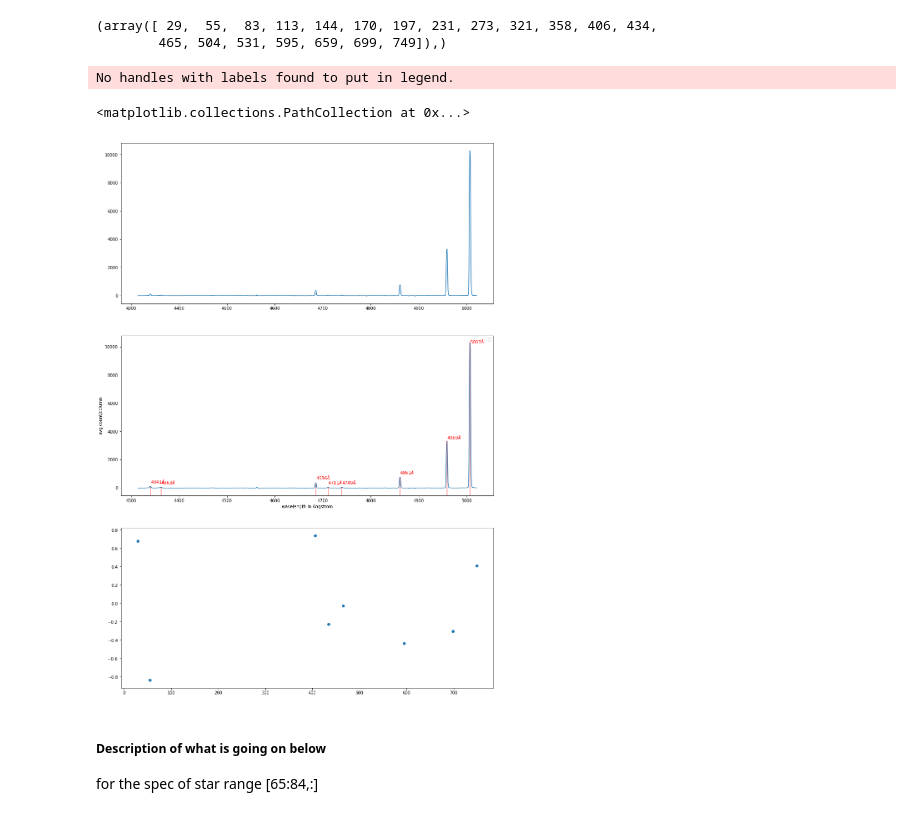
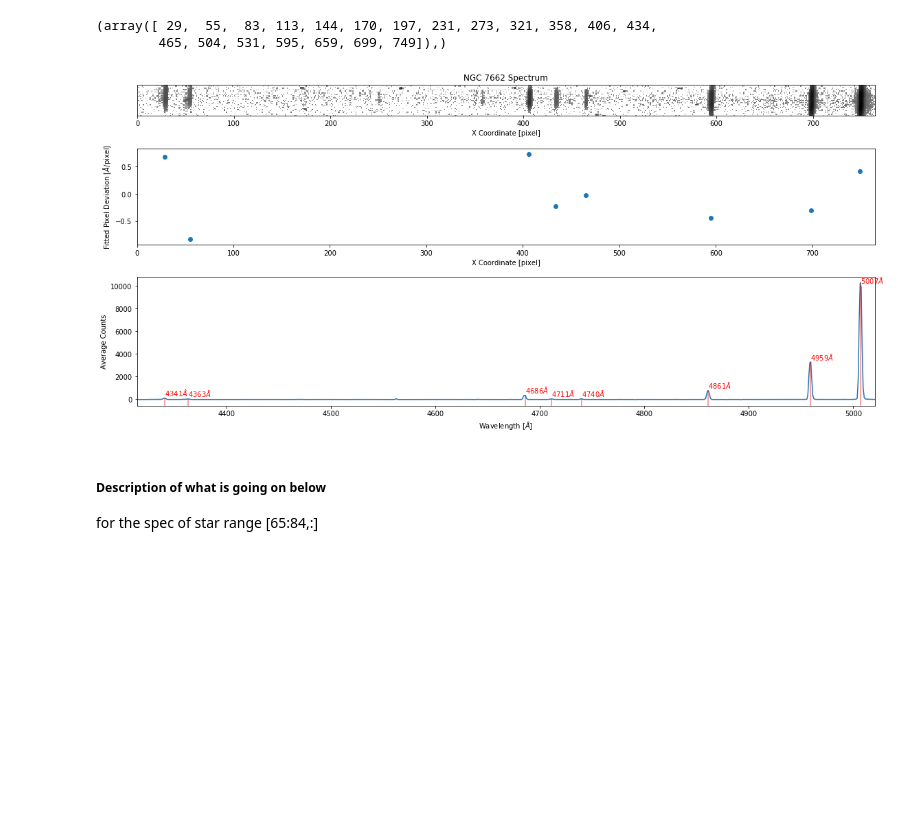
Before and after one commit to NMiklave/ast443-nyc, a Jupyter notebook: lab2/notebook/lab2_analysis.ipynb, the cells around one changed output. Drawn from its saved outputs; the diff is of its cells as text; code cells hidden in the pictures; blank space fills up the shorter version.

```diff
--- a/lab2/notebook/lab2_analysis.ipynb
+++ b/lab2/notebook/lab2_analysis.ipynb
@@ -243,30 +252,40 @@ index_peak
 # %%
 peak_pos=np.array([29,55,406,434,465,595,699,749])
 wl=np.array([4341,4363,4686,4711,4740,4861,4959,5007])
 wl_cali_fit=np.polyfit(peak_pos,wl,2)
 secorder=np.poly1d(wl_cali_fit)
 exp_wl=secorder(pix_pos)
 
-fig = plt.figure(figsize=(16, 24))
-ax1 = fig.add_subplot(311)
-ax2 = fig.add_subplot(312)
-ax3 = fig.add_subplot(313)
-ax1.plot(exp_wl,avgcounts_neb)
-#labely=np.array([6000,6000,6000,6000,6000,6000,6000,6000])
-ax2.plot(exp_wl,avgcounts_neb)
+fig = plt.figure(figsize=(16, 7.5))
+spec = gridspec.GridSpec(nrows=3, ncols=1, height_ratios=[1, 3, 4])
+
+ax1 = fig.add_subplot(spec[0])
+ax2 = fig.add_subplot(spec[1])
+ax3 = fig.add_subplot(spec[2])
+ax1.imshow(np.log([row-avgcounts_nebbg for row in sum_neb]), cmap='gray_r')
+ax3.plot(exp_wl,avgcounts_neb)
 for i in range(len(wl)):
-    ax2.axvline(x=wl[i], ymin=0, ymax=(avgcounts_nebsub[peak_pos[i]]+500)/11000,c='r',alpha=0.5)
-    ax2.text(wl[i],avgcounts_nebsub[peak_pos[i]]+200,str(int(wl[i]))+'$\AA$',color='r')
-ax2.set_xlabel('wavelength in Angstrom')
-ax2.set_ylabel('avg count/column')
-ax2.legend()
+    ax3.axvline(x=wl[i], ymin=0, ymax=(avgcounts_nebsub[peak_pos[i]]+500)/11000,c='r',alpha=0.5)
+    ax3.text(wl[i],avgcounts_nebsub[peak_pos[i]]+200,str(int(wl[i]))+'$\AA$',color='r')
 
-ax3.scatter(peak_pos,wl-secorder(peak_pos))
-#ax3.plot(pix_pos,exp_wl)
+ax1.set_yticks([])
+ax1.set_xlabel('X Coordinate [pixel]')
+
+ax3.set_xlabel('Wavelength [$\AA$]')
+ax3.set_ylabel('Average Counts')
+ax3.set_xlim(min(exp_wl), max(exp_wl))
+
+ax2.scatter(peak_pos,wl-secorder(peak_pos))
+ax2.set_xlabel('X Coordinate [pixel]')
+ax2.set_ylabel('Fitted Pixel Deviation [$\AA$/pixel]')
+ax2.set_xlim(0, 765)
+
+ax1.set_title('NGC 7662 Spectrum')
+
+fig.tight_layout()
+plt.show()
 # %% [output]
-No handles with labels found to put in legend.
-<matplotlib.collections.PathCollection at 0x...>
-[figure, old version]
+[figure, new version]
 # %% [markdown]
 ##### Description of what is going on below
 for the spec of star range [65:84,:]
```
Also changed, not shown: parts of 13 cells of this notebook, 58 other files.
